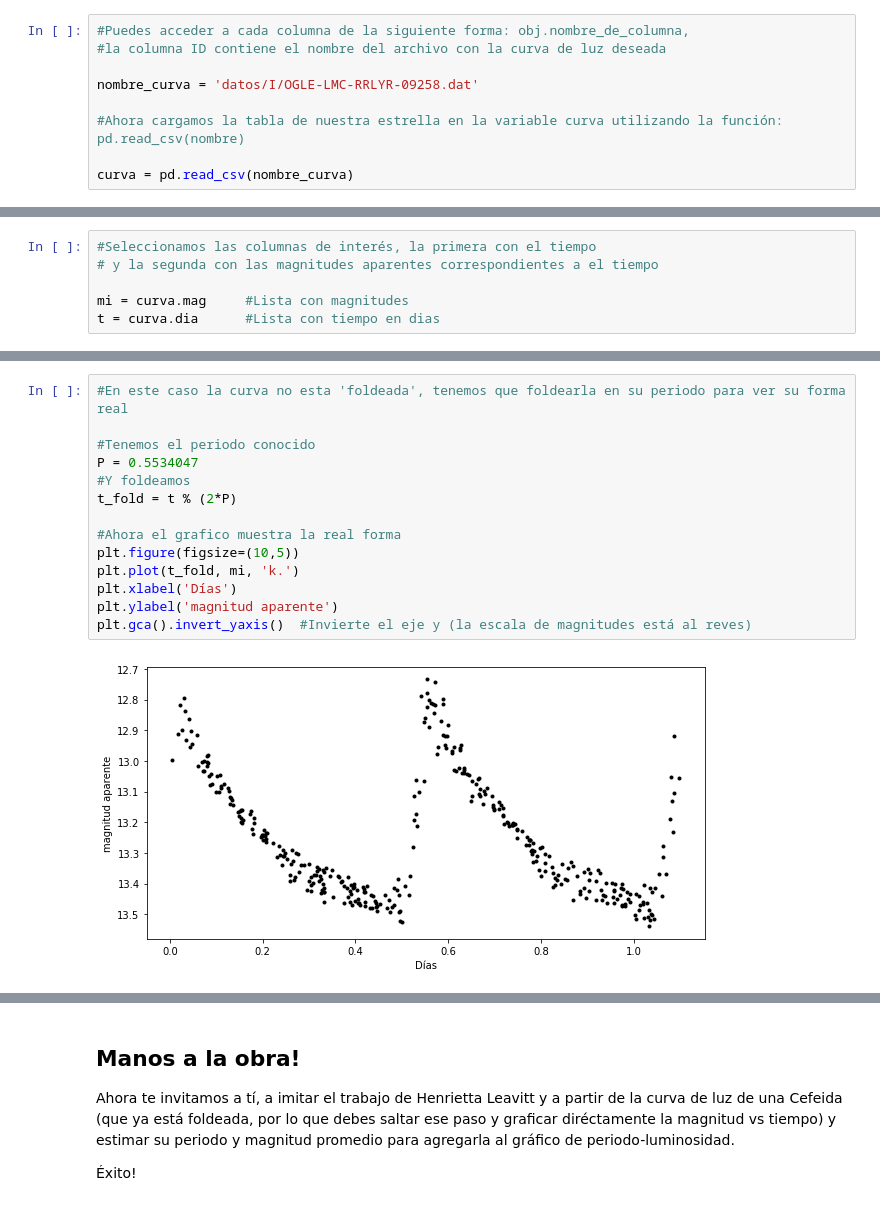
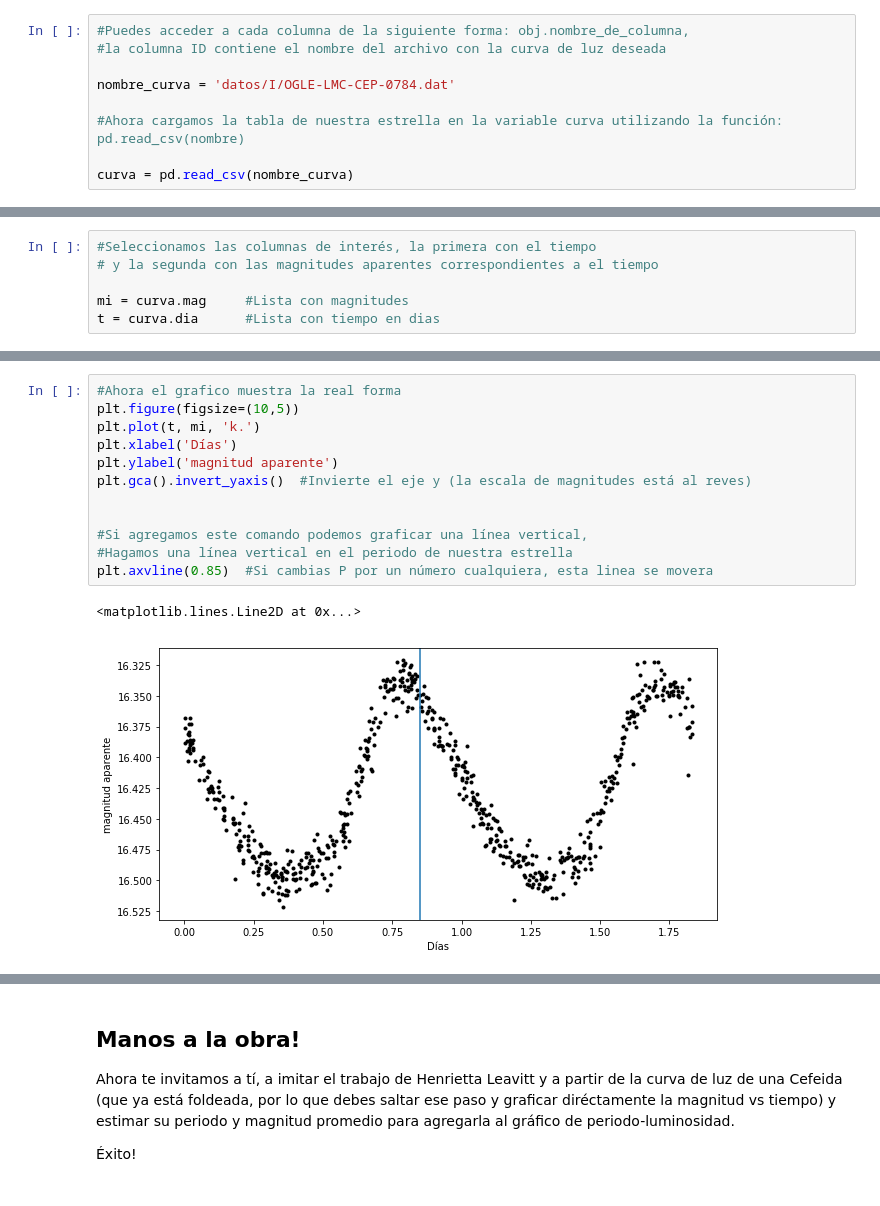
Before and after one commit to cazadorasdeestrellas/Cazadoras-de-Estrellas, a Jupyter notebook: Estrellas Variables.ipynb, the cells around one changed output, grey strips where cells are left out. Drawn from its saved outputs; the diff is of its cells as text.

```diff
--- a/Estrellas Variables.ipynb
+++ b/Estrellas Variables.ipynb
@@ -147,7 +147,7 @@ import pandas as pd                    #Modulo para manejo de tablas
 #Puedes acceder a cada columna de la siguiente forma: obj.nombre_de_columna,
 #la columna ID contiene el nombre del archivo con la curva de luz deseada
 
-nombre_curva = 'datos/I/OGLE-LMC-RRLYR-09258.dat'
+nombre_curva = 'datos/I/OGLE-LMC-CEP-0784.dat'
 
 #Ahora cargamos la tabla de nuestra estrella en la variable curva utilizando la función: pd.read_csv(nombre)
 
@@ -234,16 +234,15 @@ plt.gca().invert_yaxis()  #Invierte el eje y (la escala de magnitudes está al r
 # %%
-#En este caso la curva no esta 'foldeada', tenemos que foldearla en su periodo para ver su forma real
-
-#Tenemos el periodo conocido
-P = 0.5534047
-#Y foldeamos
-t_fold = t % (2*P)
-
 #Ahora el grafico muestra la real forma
 plt.figure(figsize=(10,5))
-plt.plot(t_fold, mi, 'k.')
+plt.plot(t, mi, 'k.')
 plt.xlabel('Días')
 plt.ylabel('magnitud aparente')
 plt.gca().invert_yaxis()  #Invierte el eje y (la escala de magnitudes está al reves)
+
+
+#Si agregamos este comando podemos graficar una línea vertical,
+#Hagamos una línea vertical en el periodo de nuestra estrella
+plt.axvline(0.85)  #Si cambias P por un número cualquiera, esta linea se movera
 # %% [output]
+<matplotlib.lines.Line2D at 0x...>
-[figure, old version]
+[figure, new version]
```
Also changed, not shown: parts of 7 cells of this notebook.
